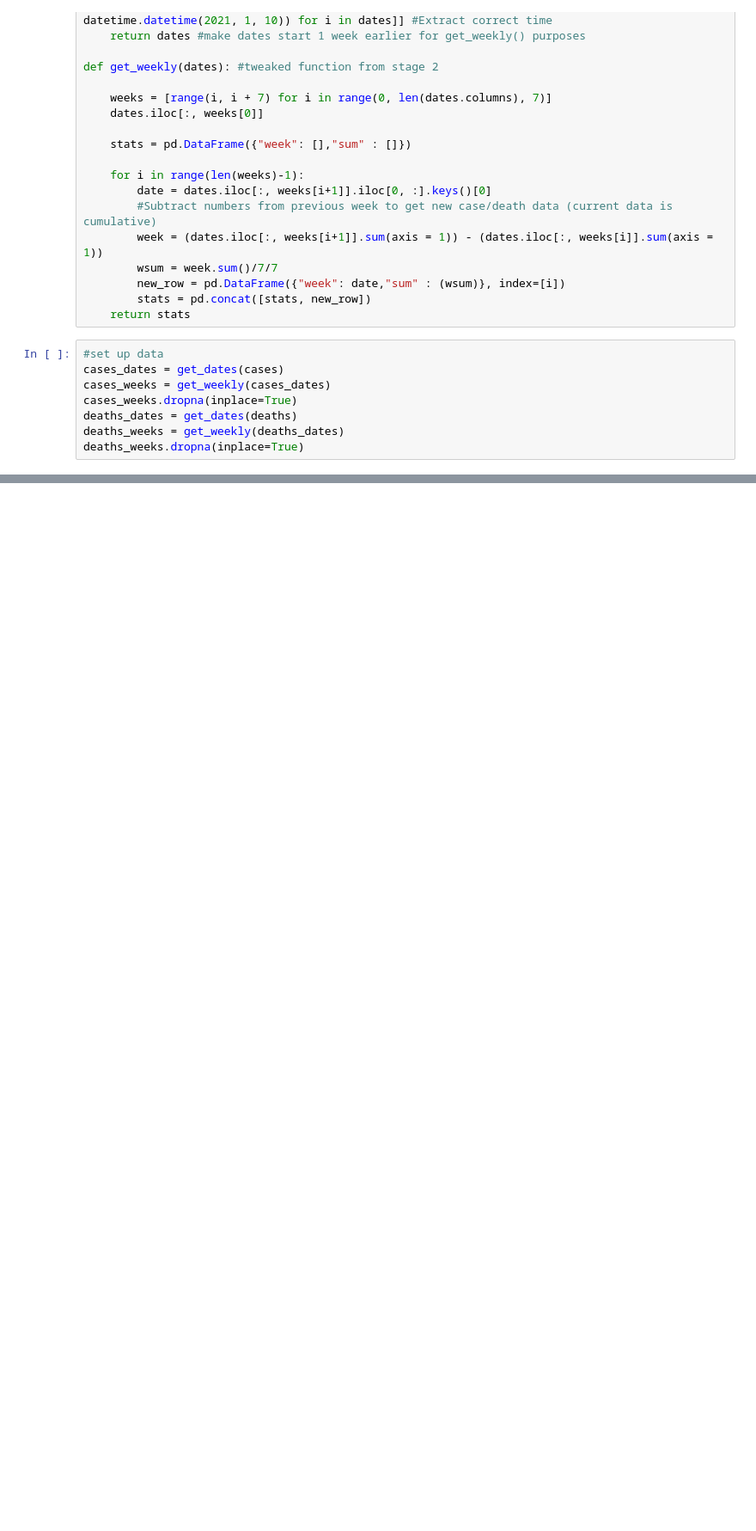
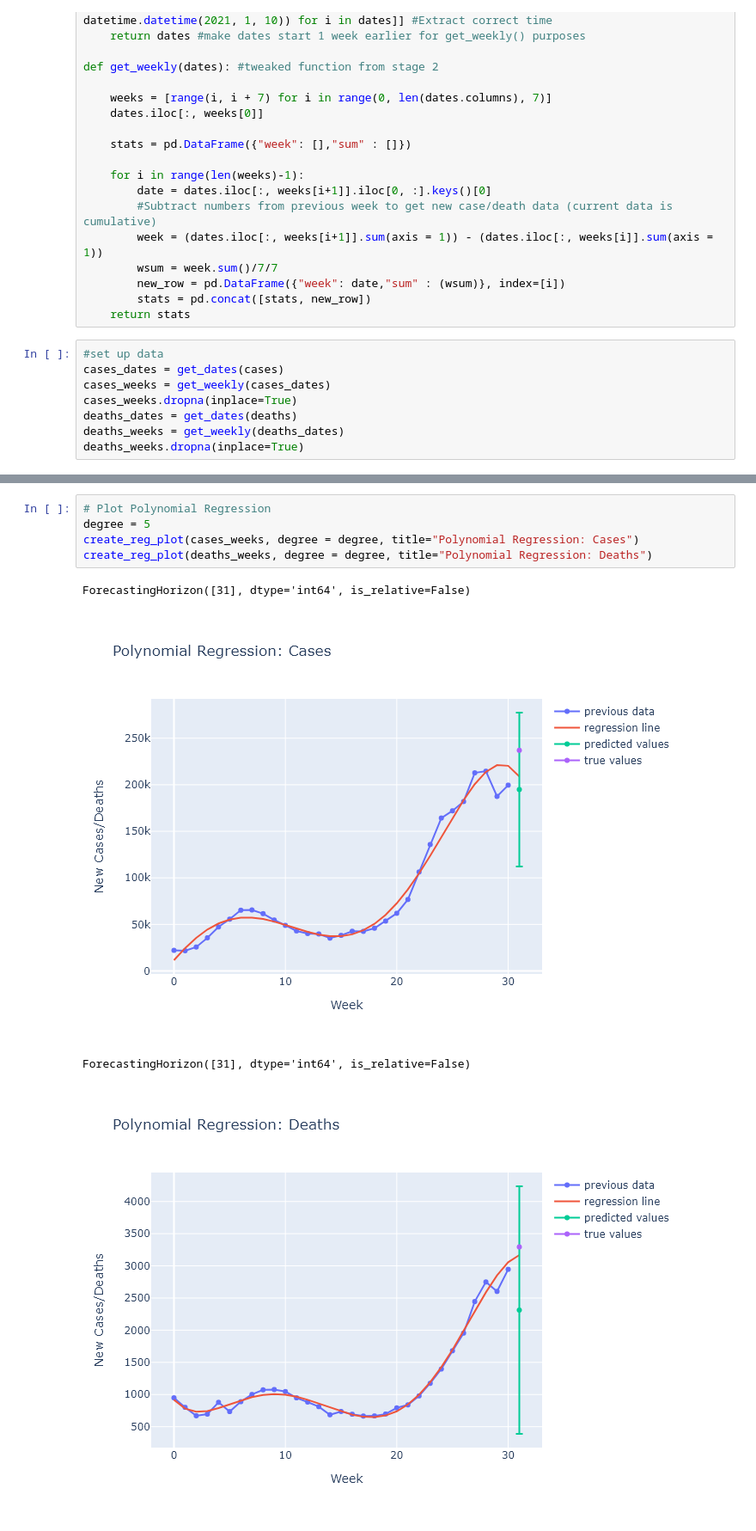
Before and after one commit to aiwayemi/Group-1, a Jupyter notebook: Project_Stage_4_Team.ipynb, the cells around one changed output, grey strips where cells are left out. Shown: that part at 86% size. Cells and saved outputs as stored; diff of their text form; blank space fills up the shorter version.

```diff
--- a/Project_Stage_4_Team.ipynb
+++ b/Project_Stage_4_Team.ipynb
@@ -139,0 +151,10 @@ create_plot(deaths_weeks, degree = degree, title="Polynomial Regression: Deaths"
+# %%
+# Plot Polynomial Regression
+degree = 5
+create_reg_plot(cases_weeks, degree = degree, title="Polynomial Regression: Cases")
+create_reg_plot(deaths_weeks, degree = degree, title="Polynomial Regression: Deaths")
+# %% [output]
+ForecastingHorizon([31], dtype='int64', is_relative=False)
+[figure, added]
+ForecastingHorizon([31], dtype='int64', is_relative=False)
+[figure, added]
```
Also changed, not shown: parts of 8 cells of this notebook.
